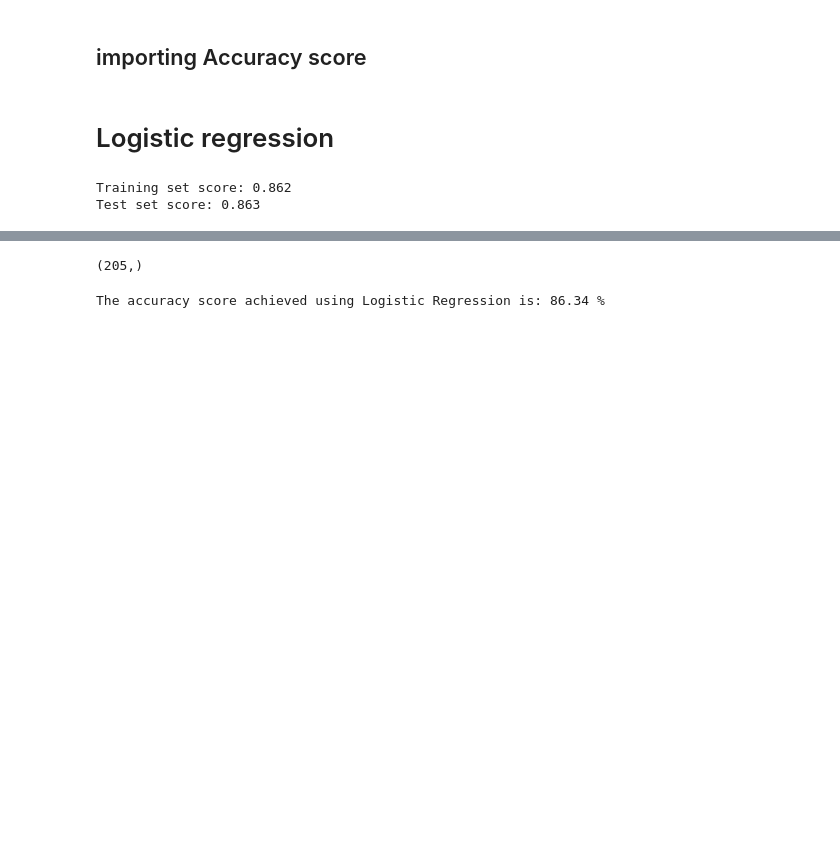
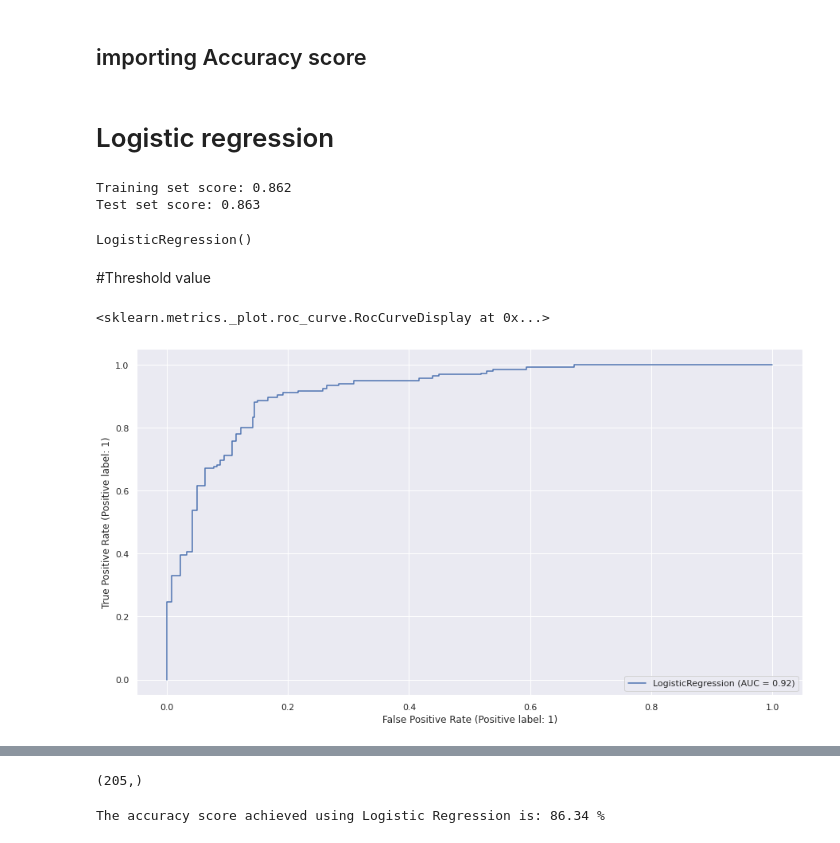
Before and after one commit to PradnyaTayade/heart, a Jupyter notebook: hd.ipynb, the cells around one changed output, grey strips where cells are left out. Cells and saved outputs as stored; diff of their text form; code cells hidden in the pictures; blank space fills up the shorter version.

```diff
--- a/hd.ipynb
+++ b/hd.ipynb
@@ -428,5 +396,7 @@ from sklearn.linear_model import LogisticRegression
 lr = LogisticRegression()
 
 lr.fit(X_train,Y_train)
-
-Y_pred_lr = lr.predict(X_test)
+# %% [output]
+LogisticRegression()
+# %% [markdown]
+#Threshold value
@@ -432,0 +406,5 @@ Y_pred_lr = lr.predict(X_test)
+# %%
+plot_roc_curve(lr,X_train,Y_train)
+# %% [output]
+<sklearn.metrics._plot.roc_curve.RocCurveDisplay at 0x...>
+[figure, added]
```
Also changed, not shown: parts of 38 cells of this notebook.
